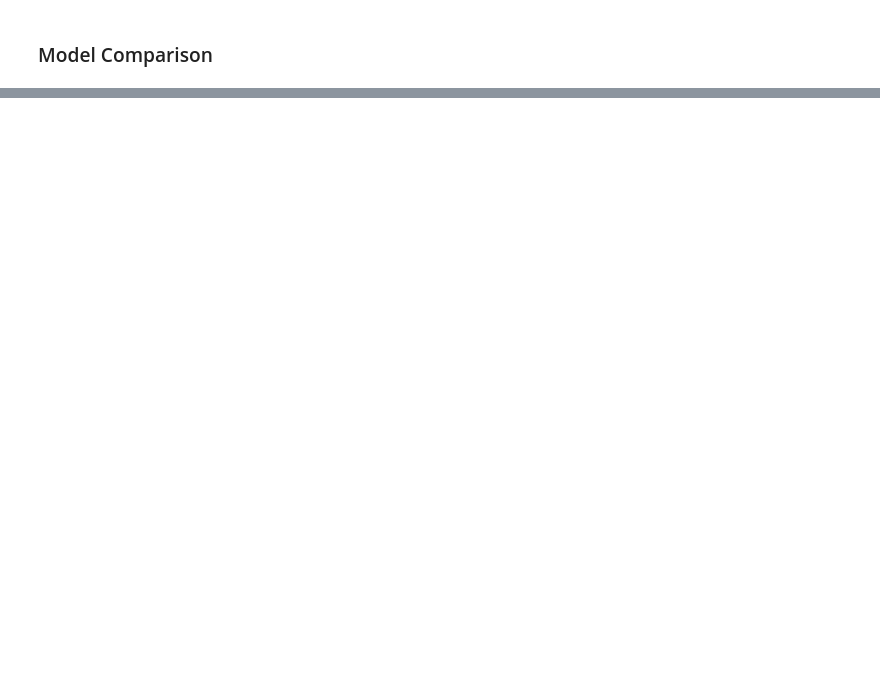
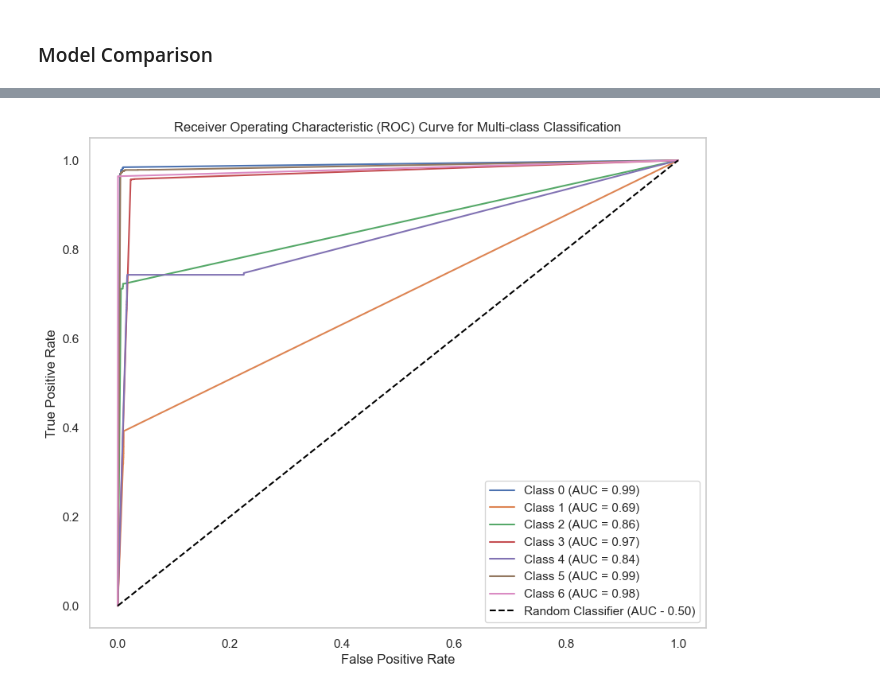
Before and after one commit to DragoBJJ/DDoS-attacks-classification, a Jupyter notebook: DDoSAttacksClassification.ipynb, the cells around one changed output, grey strips where cells are left out. Saved outputs shown, nothing was run; the diff lists cells and outputs as text; code cells hidden in the pictures; blank space fills up the shorter version.

```diff
--- a/DDoSAttacksClassification.ipynb
+++ b/DDoSAttacksClassification.ipynb
@@ -903,0 +965,4 @@ print(classification_report(Y_test, y_pred))
+# %%
+plot_roc_curve(nn_model, X_test, Y_test)
+# %% [output]
+[figure, added]
```
Also changed, not shown: parts of 44 cells of this notebook, 1 other file.
